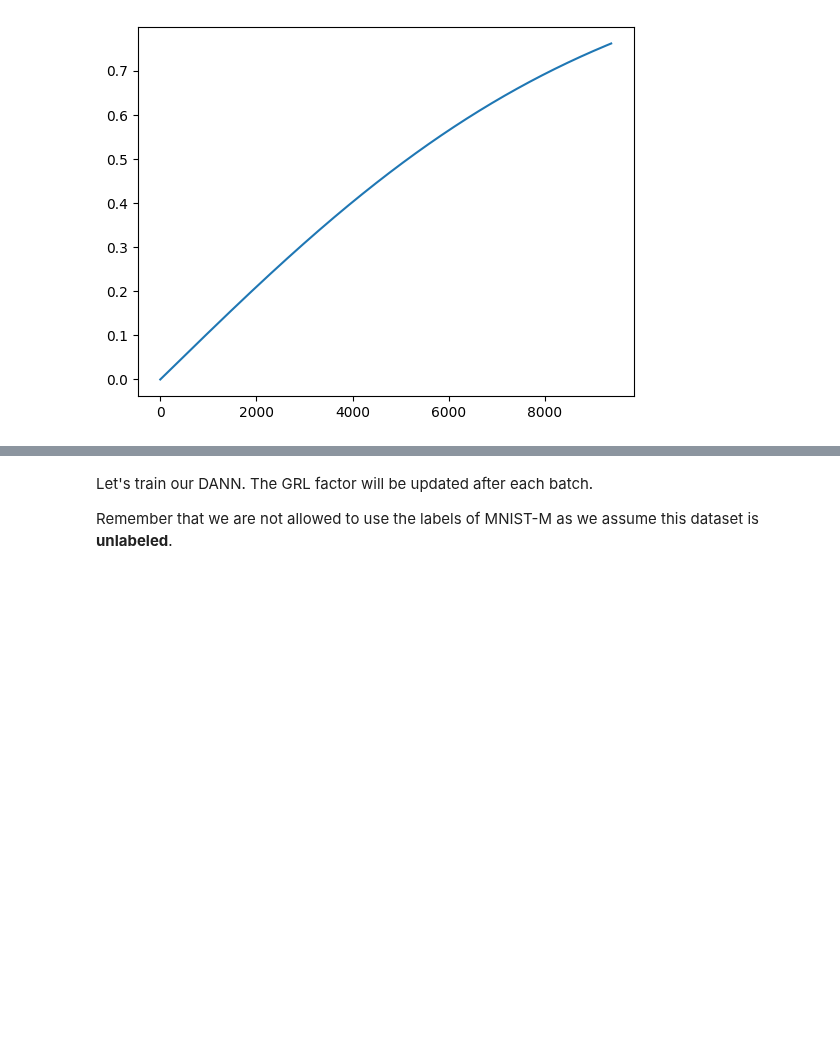
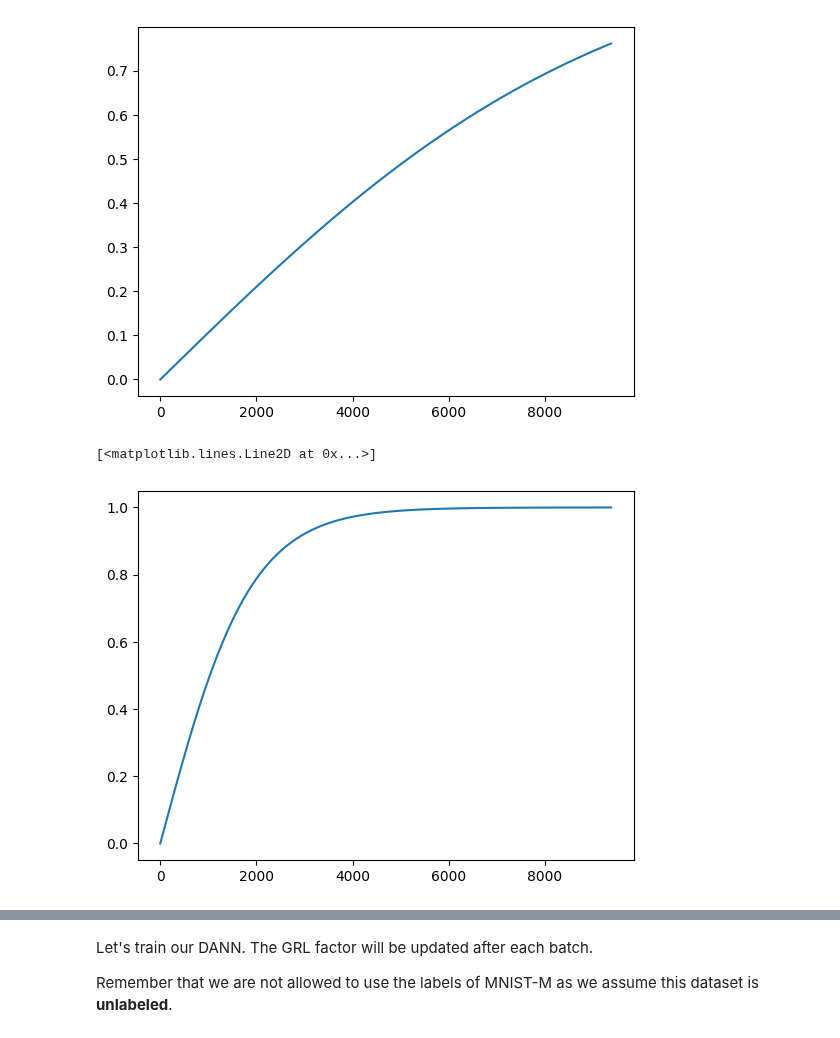
Before and after one commit to CharlesAttend/M2-DAC, a Jupyter notebook: RDFIA/TME/Section2/2c/2_c_Domain_Adaptation.ipynb, the cells around one changed output, grey strips where cells are left out. Saved outputs shown, nothing was run; the diff lists cells and outputs as text; code cells hidden in the pictures; blank space fills up the shorter version.

```diff
--- a/RDFIA/TME/Section2/2c/2_c_Domain_Adaptation.ipynb
+++ b/RDFIA/TME/Section2/2c/2_c_Domain_Adaptation.ipynb
@@ -385,3 +385,14 @@ plt.plot(x, y)
 # %% [output]
 [<matplotlib.lines.Line2D at 0x...>]
 [figure]
+# %%
+nb_iters = len(source_train_loader) * epochs
+
+x = [i for i in range(nb_iters)]
+lmbd = lambda e: -1 + 2 / (1 + math.exp(-10 * e / nb_iters))
+y = [lmbd(i) for i in x]
+
+plt.plot(x, y)
+# %% [output]
+[<matplotlib.lines.Line2D at 0x...>]
+[figure, added]
```
Also changed, not shown: parts of 12 cells of this notebook, 6 other files.
